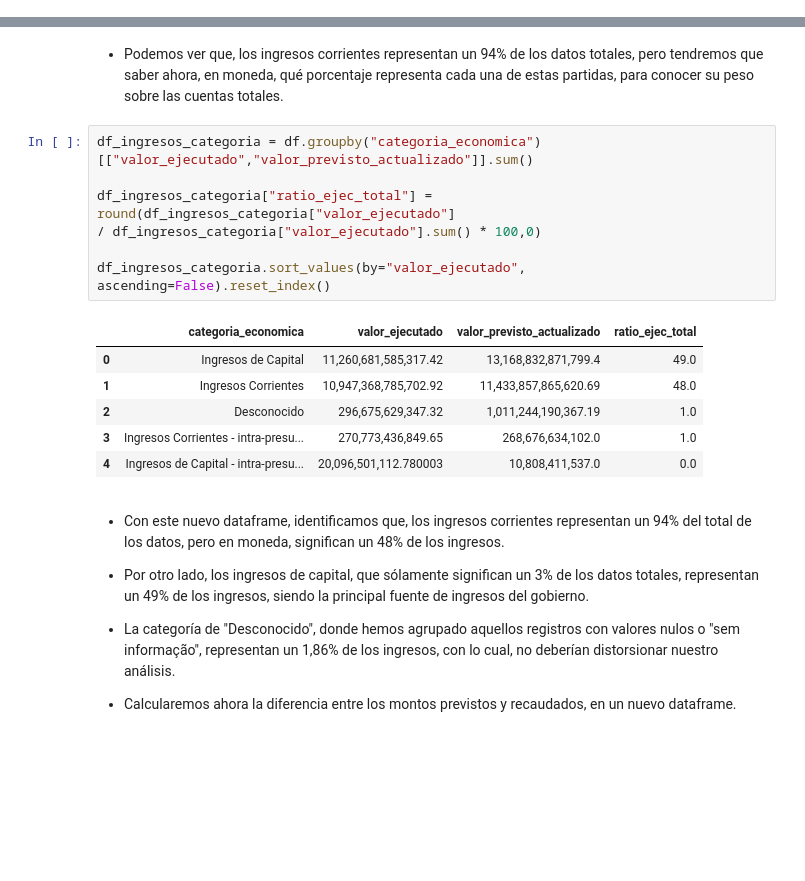
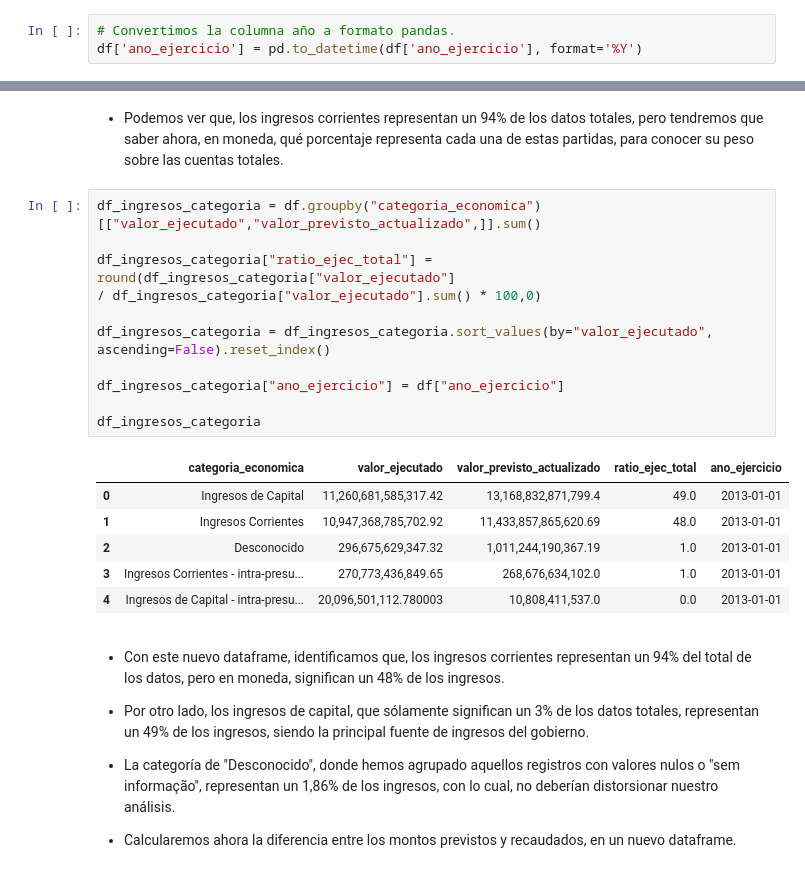
Before and after one commit to davfranco1/Proyecto2-EDA-Ingresos-Publicos-Brasil, a Jupyter notebook: notebooks/3_Análisis-Visualización.ipynb, the cells around one changed output, grey strips where cells are left out. Drawn from its saved outputs; the diff is of its cells as text; blank space fills up the shorter version.

```diff
--- a/notebooks/3_Análisis-Visualización.ipynb
+++ b/notebooks/3_Análisis-Visualización.ipynb
@@ -24,6 +24,9 @@ pd.options.display.float_format = '{:,}'.format #usar separadores miles
 # Importo un único dataframe que exporta del notebook "Limpieza", que contiene los datos limpios para el análisis.
 
 df = pd.read_csv("../datos/brasil_limpio.csv")
+# %%
+# Convertimos la columna año a formato pandas.
+df['ano_ejercicio'] = pd.to_datetime(df['ano_ejercicio'], format='%Y')
 # %%
 #Comprobamos integridad del DF con shape, columns y dtypes.
 df.shape
@@ -125,19 +128,23 @@ round(df.groupby("categoria_economica")[["valor_ejecutado"]].count() / df.shape[
 # %% [markdown]
 - Podemos ver que, los ingresos corrientes representan un 94% de los datos totales, pero tendremos que saber ahora, en moneda, qué porcentaje representa cada una de estas partidas, para conocer su peso sobre las cuentas totales.
 # %%
-df_ingresos_categoria = df.groupby("categoria_economica")[["valor_ejecutado","valor_previsto_actualizado"]].sum()
+df_ingresos_categoria = df.groupby("categoria_economica")[["valor_ejecutado","valor_previsto_actualizado",]].sum()
 
 df_ingresos_categoria["ratio_ejec_total"] = round(df_ingresos_categoria["valor_ejecutado"]
 / df_ingresos_categoria["valor_ejecutado"].sum() * 100,0)
 
-df_ingresos_categoria.sort_values(by="valor_ejecutado", ascending=False).reset_index()
+df_ingresos_categoria = df_ingresos_categoria.sort_values(by="valor_ejecutado", ascending=False).reset_index()
+
+df_ingresos_categoria["ano_ejercicio"] = df["ano_ejercicio"]
+
+df_ingresos_categoria
 # %% [output]
-|  | categoria_economica | valor_ejecutado | valor_previsto_actualizado | ratio_ejec_total |
-| 0 | Ingresos de Capital | 11,260,681,585,317.42 | 13,168,832,871,799.4 | 49.0 |
-| 1 | Ingresos Corrientes | 10,947,368,785,702.92 | 11,433,857,865,620.69 | 48.0 |
-| 2 | Desconocido | 296,675,629,347.32 | 1,011,244,190,367.19 | 1.0 |
-| 3 | Ingresos Corrientes - intra-presu... | 270,773,436,849.65 | 268,676,634,102.0 | 1.0 |
-| 4 | Ingresos de Capital - intra-presu... | 20,096,501,112.780003 | 10,808,411,537.0 | 0.0 |
+|  | categoria_economica | valor_ejecutado | valor_previsto_actualizado | ratio_ejec_total | ano_ejercicio |
+| 0 | Ingresos de Capital | 11,260,681,585,317.42 | 13,168,832,871,799.4 | 49.0 | 2013-01-01 |
+| 1 | Ingresos Corrientes | 10,947,368,785,702.92 | 11,433,857,865,620.69 | 48.0 | 2013-01-01 |
+| 2 | Desconocido | 296,675,629,347.32 | 1,011,244,190,367.19 | 1.0 | 2013-01-01 |
+| 3 | Ingresos Corrientes - intra-presu... | 270,773,436,849.65 | 268,676,634,102.0 | 1.0 | 2013-01-01 |
+| 4 | Ingresos de Capital - intra-presu... | 20,096,501,112.780003 | 10,808,411,537.0 | 0.0 | 2013-01-01 |
 # %% [markdown]
 - Con este nuevo dataframe, identificamos que, los ingresos corrientes representan un 94% del total de los datos, pero en moneda, significan un 48% de los ingresos.
 
```
Also changed, not shown: parts of 14 cells of this notebook.
